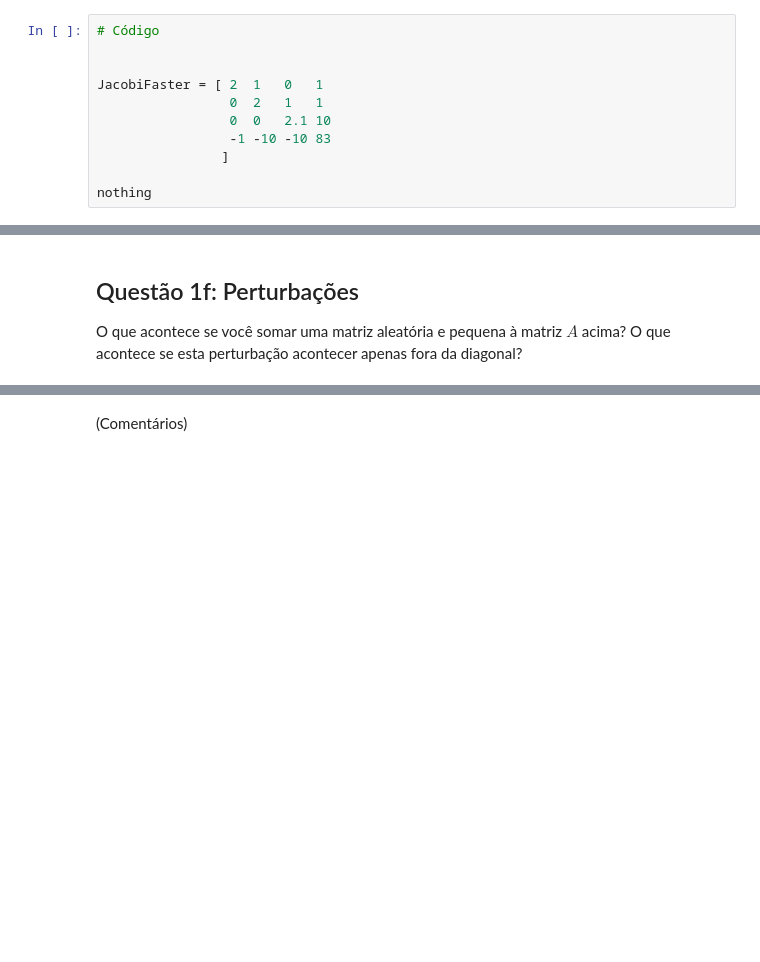
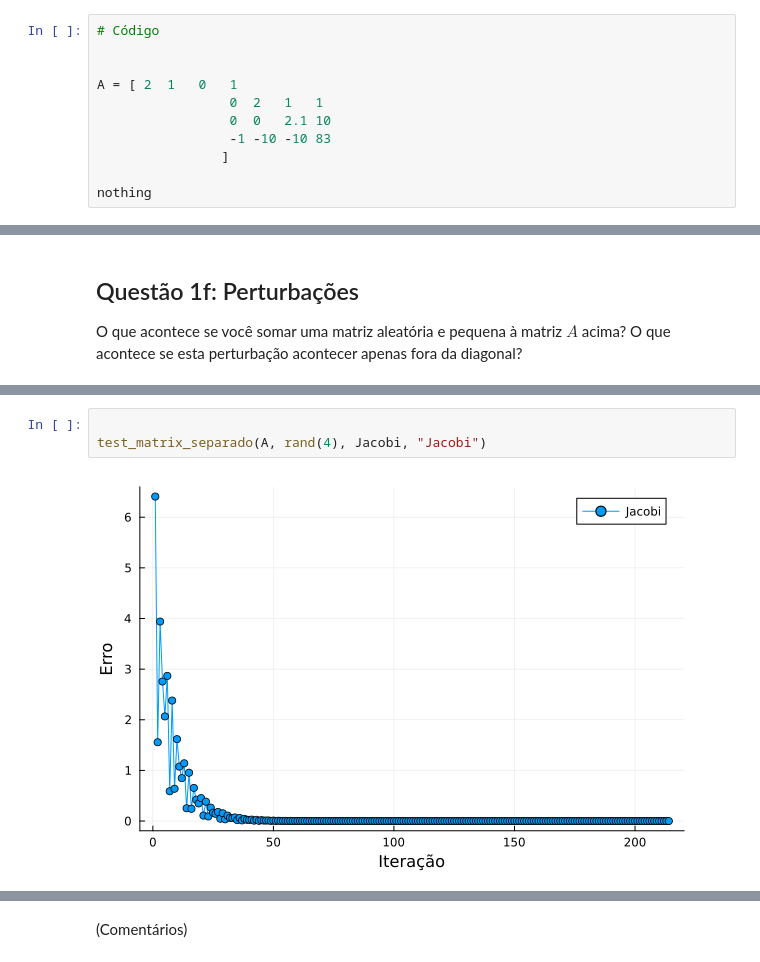
Before and after one commit to FGVTrabalhos/Jacobi, a Jupyter notebook: Projeto2.ipynb, the cells around one changed output, grey strips where cells are left out. Saved outputs shown, nothing was run; the diff lists cells and outputs as text; blank space fills up the shorter version.

```diff
--- a/Projeto2.ipynb
+++ b/Projeto2.ipynb
@@ -256,7 +256,7 @@ Então podemos pensar em adicionar um pouco de erro, em especial, apenas na ulti
 # Código
 
 
-JacobiFaster = [ 2  1   0   1
+A = [ 2  1   0   1
                  0  2   1   1
                  0  0   2.1 10
                  -1 -10 -10 83
@@ -279,0 +289,5 @@ O que acontece se você somar uma matriz aleatória e pequena à matriz $A$ acim
+# %%
+
+test_matrix_separado(A, rand(4), Jacobi, "Jacobi")
+# %% [output]
+[figure, added]
```
Also changed, not shown: parts of 7 cells of this notebook.
